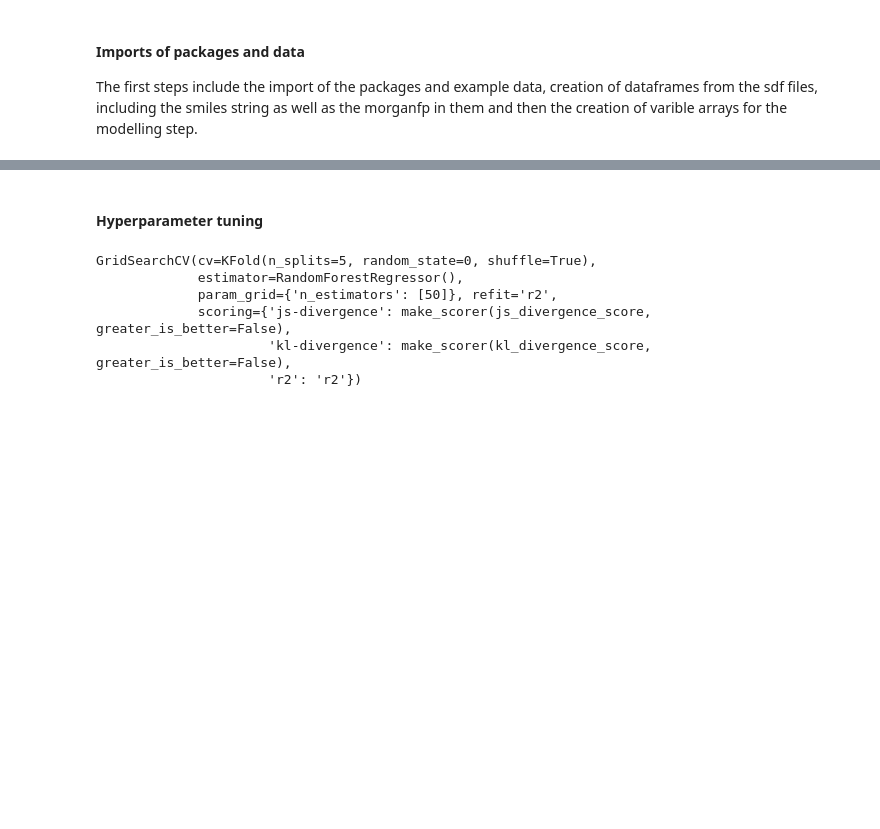
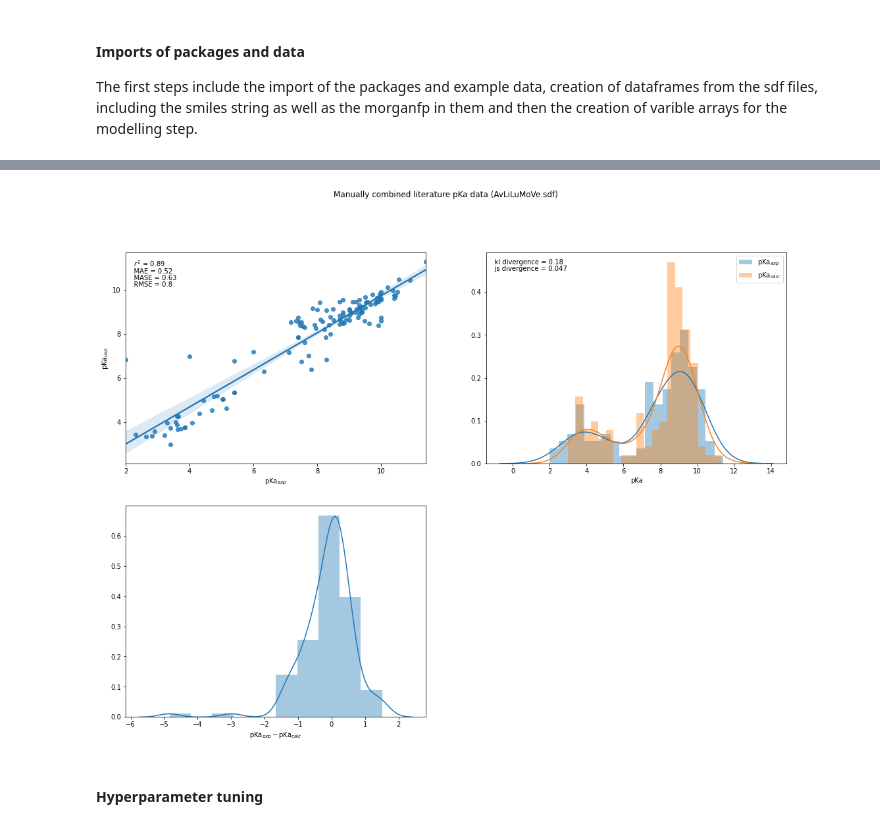
Before and after one commit to mayrf/pkasolver, a Jupyter notebook: notebooks/example.ipynb, the cells around one changed output, grey strips where cells are left out. Saved outputs shown, nothing was run; the diff lists cells and outputs as text; code cells hidden in the pictures; blank space fills up the shorter version.

```diff
--- a/notebooks/example.ipynb
+++ b/notebooks/example.ipynb
@@ -43,2 +80,6 @@ X=ps.util.cat_variables(X_feat,X_fp)
+# %%
+ps.util.plot_results(pred3,y3,'Manually combined literature pKa data (AvLiLuMoVe.sdf)')
+# %% [output]
+[figure, added]
 # %% [markdown]
 #### Hyperparameter tuning
@@ -45,11 +89,4 @@ X=ps.util.cat_variables(X_feat,X_fp)
 # %%
 parameters = {"n_estimators":[*range(50,501,50)]}
 # %%
-GSCV = ps.analysis.hyperparameter_tuning(X,y,parameters)
+#GSCV = ps.analysis.hyperparameter_tuning(X,y,parameters,df1)
-# %% [output]
-GridSearchCV(cv=KFold(n_splits=5, random_state=0, shuffle=True),
-             estimator=RandomForestRegressor(),
-             param_grid={'n_estimators': [50]}, refit='r2',
-             scoring={'js-divergence': make_scorer(js_divergence_score, greater_is_better=False),
-                      'kl-divergence': make_scorer(kl_divergence_score, greater_is_better=False),
-                      'r2': 'r2'})
```
Also changed, not shown: parts of 44 cells of this notebook, 5 other files.
